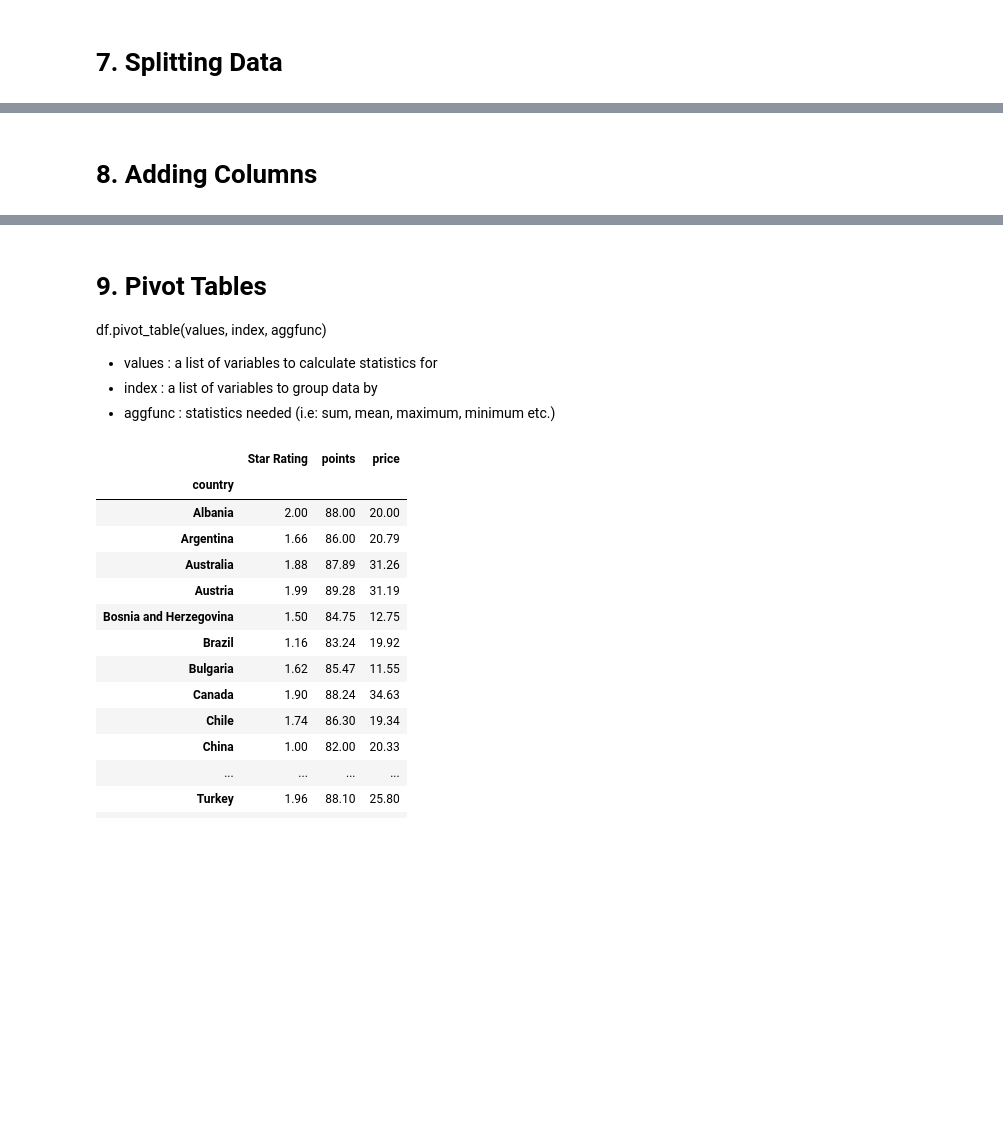
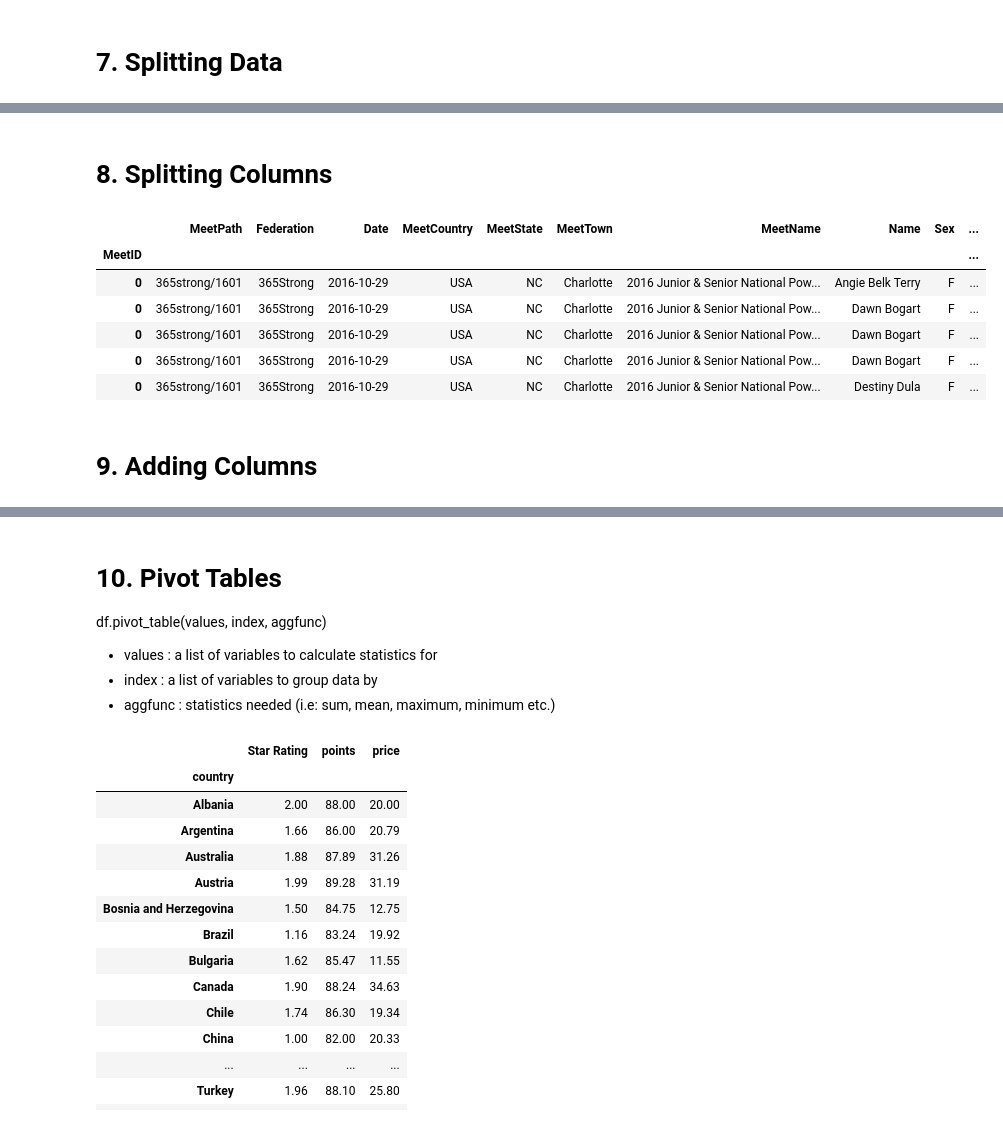
Before and after one commit to VivoVinco/Cheatsheets, a Jupyter notebook: ultimate-cheatsheets-pandas.ipynb, the cells around one changed output, grey strips where cells are left out. Drawn from its saved outputs; the diff is of its cells as text; code cells hidden in the pictures; blank space fills up the shorter version.

```diff
--- a/ultimate-cheatsheets-pandas.ipynb
+++ b/ultimate-cheatsheets-pandas.ipynb
@@ -524,7 +533,21 @@ split_US.head()
 | 8 | US | This re-named vineyard was former... | Silice | 95 | 65.0 | Oregon | Chehalem Mountains | Willamette Valley | Pinot Noir | Bergström |
 | 9 | US | The producer sources from two blo... | Gap's Crown Vineyard | 95 | 60.0 | California | Sonoma Coast | Sonoma | Pinot Noir | Blue Farm |
 # %% [markdown]
-# 8. Adding Columns
+# 8. Splitting Columns
+# %%
+# split column by comma
+powerlifting_combined[["Year","MM", "DD"]] = powerlifting_combined["Date"].str.split("-", expand=True)
+powerlifting_combined.head()
+# %% [output]
+|  | MeetPath | Federation | Date | MeetCountry | MeetState | MeetTown | MeetName | Name | Sex | ... |
+| MeetID |  |  |  |  |  |  |  |  |  | ... |
+| 0 | 365strong/1601 | 365Strong | 2016-10-29 | USA | NC | Charlotte | 2016 Junior & Senior National Pow... | Angie Belk Terry | F | ... |
+| 0 | 365strong/1601 | 365Strong | 2016-10-29 | USA | NC | Charlotte | 2016 Junior & Senior National Pow... | Dawn Bogart | F | ... |
+| 0 | 365strong/1601 | 365Strong | 2016-10-29 | USA | NC | Charlotte | 2016 Junior & Senior National Pow... | Dawn Bogart | F | ... |
+| 0 | 365strong/1601 | 365Strong | 2016-10-29 | USA | NC | Charlotte | 2016 Junior & Senior National Pow... | Dawn Bogart | F | ... |
+| 0 | 365strong/1601 | 365Strong | 2016-10-29 | USA | NC | Charlotte | 2016 Junior & Senior National Pow... | Destiny Dula | F | ... |
+# %% [markdown]
+# 9. Adding Columns
 # %%
 # a score of 95 or higher counts as 3 stars, a score of at least 85 but less than 95 is 2 stars, others 1 star
 def stars(row):
@@ -548,7 +571,7 @@ df.head()
 | 3 | US | This spent 20 months in 30% new F... | Reserve | 96 | 65.0 | Oregon | Willamette Valley | Willamette Valley | Pinot Noir | Ponzi | ... |
 | 4 | France | This is the top wine from La Bégu... | La Brûlade | 95 | 66.0 | Provence | Bandol | NaN | Provence red blend | Domaine de la Bégude | ... |
 # %% [markdown]
-# 9. Pivot Tables
+# 10. Pivot Tables
 df.pivot_table(values, index, aggfunc)
 * values : a list of variables to calculate statistics for
 * index : a list of variables to group data by
```
Also changed, not shown: parts of 2 cells of this notebook, 1 other file.
